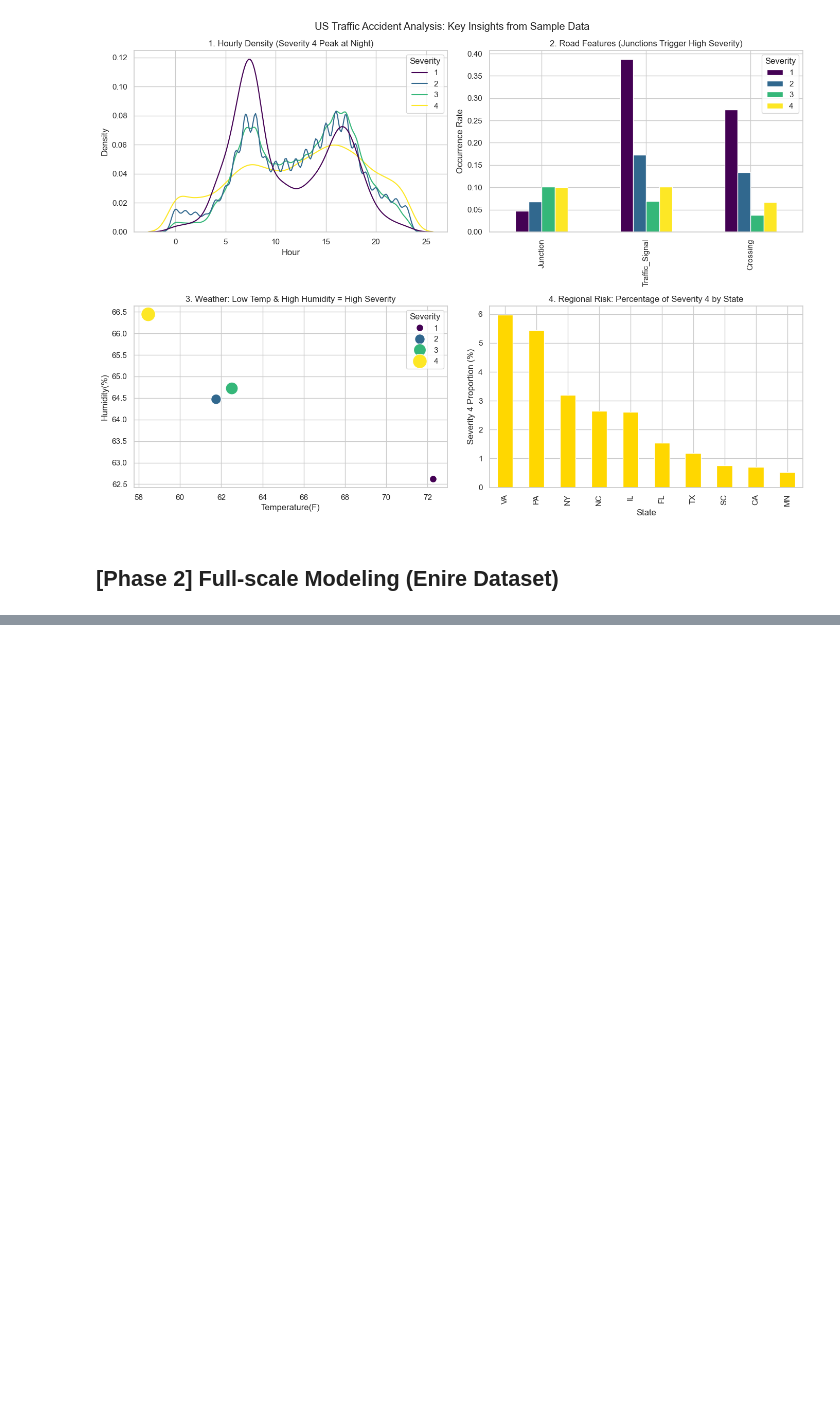
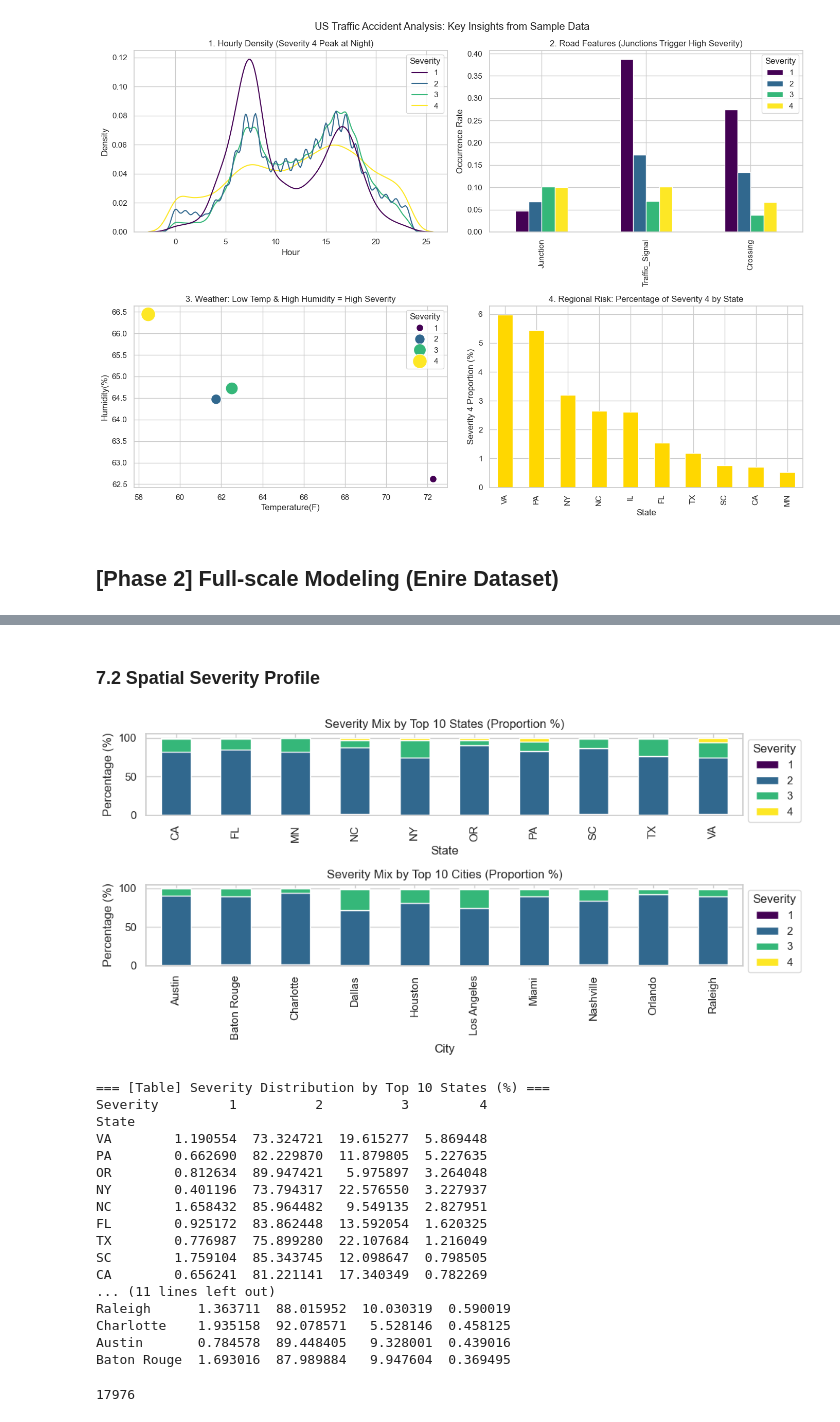
Before and after one commit to Joyriver-tome/C11CAP1, a Jupyter notebook: DS_Capstone_Notebook.ipynb, the cells around one changed output, grey strips where cells are left out. Drawn from its saved outputs; the diff is of its cells as text; code cells hidden in the pictures; blank space fills up the shorter version.

```diff
--- a/DS_Capstone_Notebook.ipynb
+++ b/DS_Capstone_Notebook.ipynb
@@ -593,0 +927,59 @@ Text here
+# %% [markdown]
+### 7.2 Spatial Severity Profile
+# %%
+# State-level Severity Composition (Top 10 States by total accident volume)
+top_10_states = df_full['State'].value_counts().head(10).index
+state_severity_dist = pd.crosstab(df_full[df_full['State'].isin(top_10_states)]['State'],
+                                  df_full['Severity'], normalize='index') * 100
+
+# City-level Severity Composition (Top 10 Cities by total accident volume)
+top_10_cities = df_full['City'].value_counts().head(10).index
+city_severity_dist = pd.crosstab(df_full[df_full['City'].isin(top_10_cities)]['City'],
+                                 df_full['Severity'], normalize='index') * 100
+
+# Visualize
+fig, axes = plt.subplots(2, 1, figsize=(10,5))
+
+# Plot States
+state_severity_dist.plot(kind='bar', stacked=True, colormap='viridis', ax=axes[0])
+axes[0].set_title('Severity Mix by Top 10 States (Proportion %)')
+axes[0].set_ylabel('Percentage (%)')
+axes[0].legend(title='Severity', bbox_to_anchor=(1.0, 1))
+
+# Plot Cities
+city_severity_dist.plot(kind='bar', stacked=True, colormap='viridis', ax=axes[1])
+axes[1].set_title('Severity Mix by Top 10 Cities (Proportion %)')
+axes[1].set_ylabel('Percentage (%)')
+axes[1].legend(title='Severity', bbox_to_anchor=(1.0, 1))
+
+plt.tight_layout()
+plt.show()
+
+# Display Tables for detailed audit
+print("=== [Table] Severity Distribution by Top 10 States (%) ===")
+print(state_severity_dist.sort_values(by=4, ascending=False))
+
+print("\n=== [Table] Severity Distribution by Top 10 Cities (%) ===")
+print(city_severity_dist.sort_values(by=4, ascending=False))
+
+gc.collect()
+# %% [output]
+[figure, added]
+=== [Table] Severity Distribution by Top 10 States (%) ===
+Severity         1          2          3         4
+State
+VA        1.190554  73.324721  19.615277  5.869448
+PA        0.662690  82.229870  11.879805  5.227635
+OR        0.812634  89.947421   5.975897  3.264048
+NY        0.401196  73.794317  22.576550  3.227937
+NC        1.658432  85.964482   9.549135  2.827951
+FL        0.925172  83.862448  13.592054  1.620325
+TX        0.776987  75.899280  22.107684  1.216049
+SC        1.759104  85.343745  12.098647  0.798505
+CA        0.656241  81.221141  17.340349  0.782269
+... (11 lines left out)
+Raleigh      1.363711  88.015952  10.030319  0.590019
+Charlotte    1.935158  92.078571   5.528146  0.458125
+Austin       0.784578  89.448405   9.328001  0.439016
+Baton Rouge  1.693016  87.989884   9.947604  0.369495
+17976
```
Also changed, not shown: parts of 72 cells of this notebook, 2 other files.
